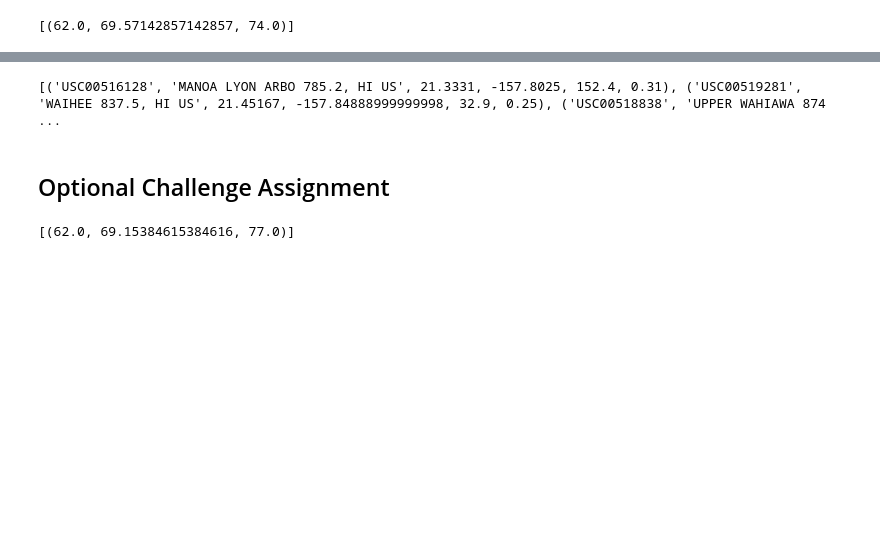
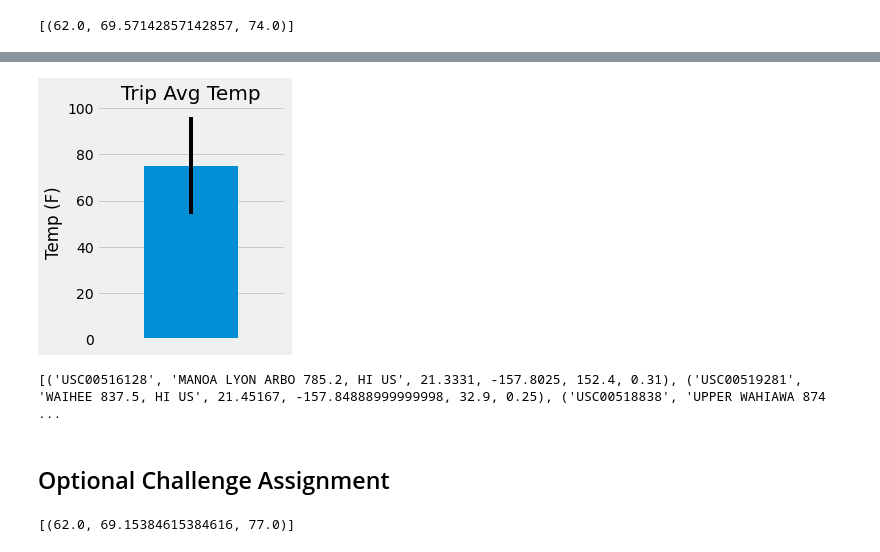
Before and after one commit to carlosalzate74/alchemy-flask-challenge, a Jupyter notebook: climate_starter.ipynb, the cells around one changed output, grey strips where cells are left out. Drawn from its saved outputs; the diff is of its cells as text; code cells hidden in the pictures; blank space fills up the shorter version.

```diff
--- a/climate_starter.ipynb
+++ b/climate_starter.ipynb
@@ -144,8 +246,21 @@ print(calc_temps('2012-02-28', '2012-03-05'))
 # %%
 # Plot the results from your previous query as a bar chart.
 # Use "Trip Avg Temp" as your Title
 # Use the average temperature for the y value
 # Use the peak-to-peak (tmax-tmin) value as the y error bar (yerr)
+
+trip_temp_df = pd.DataFrame(trip, columns=["Min Temp", "Avg Temp", "Max Temp"])
+avg_temp = trip_temp_df["Avg Temp"]
+min_max_temp = trip_temp_df.iloc[0]["Max Temp"] - trip_temp_df.iloc[0]["Min Temp"]
+avg_temp.plot(kind="bar", yerr=min_max_temp, figsize=(3, 4))
+plt.title("Trip Avg Temp", fontsize=20)
+plt.ylabel("Temp (F)")
+plt.xticks([])
+plt.grid(True)
+plt.savefig("images/trip.png")
+plt.show()
+# %% [output]
+[figure, added]
 # %%
 # Calculate the total amount of rainfall per weather station for your trip dates using the previous year's matching dates.
 # Sort this in descending order by precipitation amount and list the station, name, latitude, longitude, and elevation
```
Also changed, not shown: parts of 12 cells of this notebook, 4 other files.
